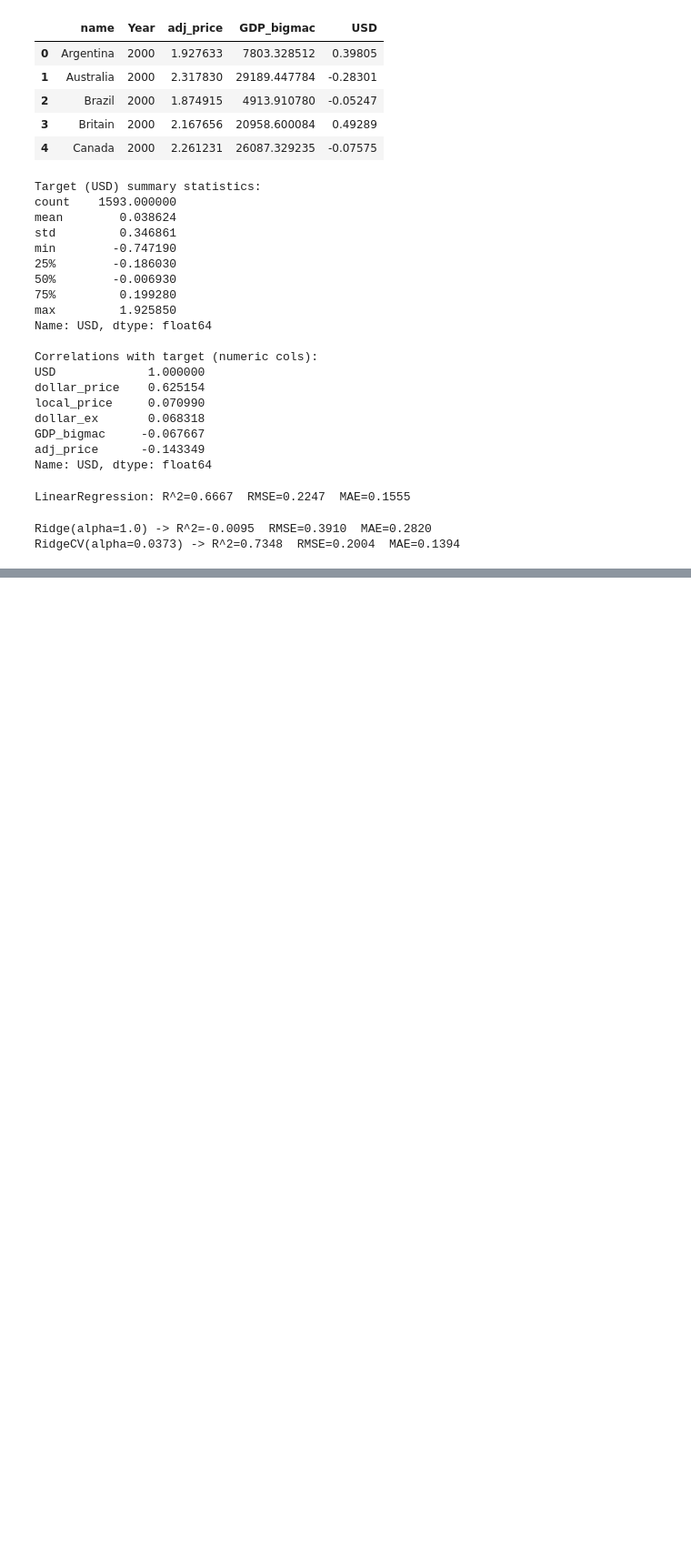
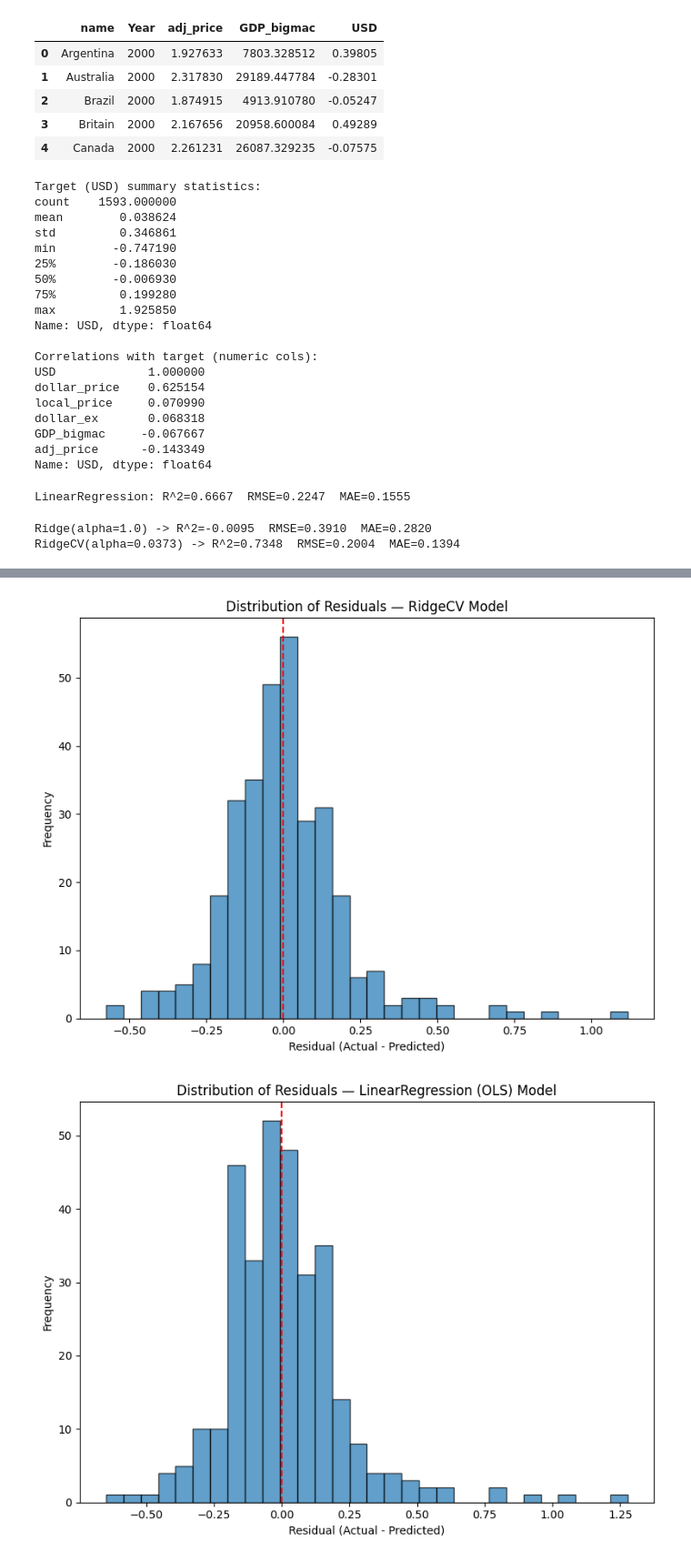
Before and after one commit to Damien-88/DS510_Team_Project, a Jupyter notebook: LinearRegression/Kepler_LinearRegressionAnalysis.ipynb, the cells around one changed output, grey strips where cells are left out. Shown at 91% size. Cells and saved outputs as stored; diff of their text form; code cells hidden in the pictures; blank space fills up the shorter version.

```diff
--- a/LinearRegression/Kepler_LinearRegressionAnalysis.ipynb
+++ b/LinearRegression/Kepler_LinearRegressionAnalysis.ipynb
@@ -361,0 +362,25 @@ plt.show()
+# %%
+residuals = y_test.values - y_pred_ridgecv
+
+plt.figure(figsize=(8,6))
+plt.hist(residuals, bins=30, edgecolor="black", alpha=0.7)
+plt.axvline(0, color="red", linestyle="--")
+plt.xlabel("Residual (Actual - Predicted)")
+plt.ylabel("Frequency")
+plt.title("Distribution of Residuals — RidgeCV Model")
+plt.tight_layout()
+plt.show()
+
+residuals_lin = y_test.values - y_pred_lin
+
+plt.figure(figsize=(8,6))
+plt.hist(residuals_lin, bins=30, edgecolor="black", alpha=0.7)
+plt.axvline(0, color="red", linestyle="--")
+plt.xlabel("Residual (Actual - Predicted)")
+plt.ylabel("Frequency")
+plt.title("Distribution of Residuals — LinearRegression (OLS) Model")
+plt.tight_layout()
+plt.show()
+# %% [output]
+[figure, added]
+[figure, added]
```
Also changed, not shown: parts of 4 cells of this notebook, 1 other file.
